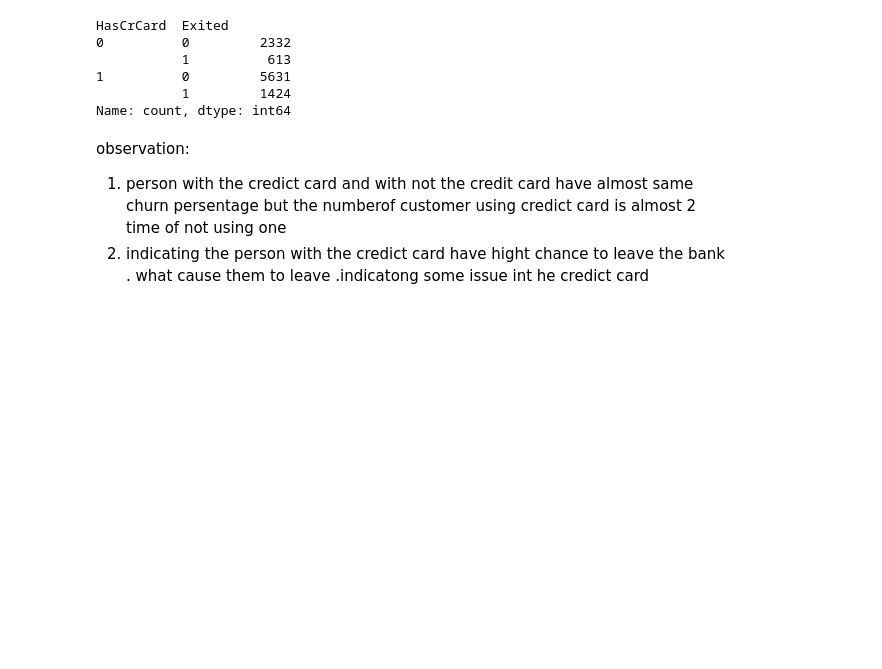
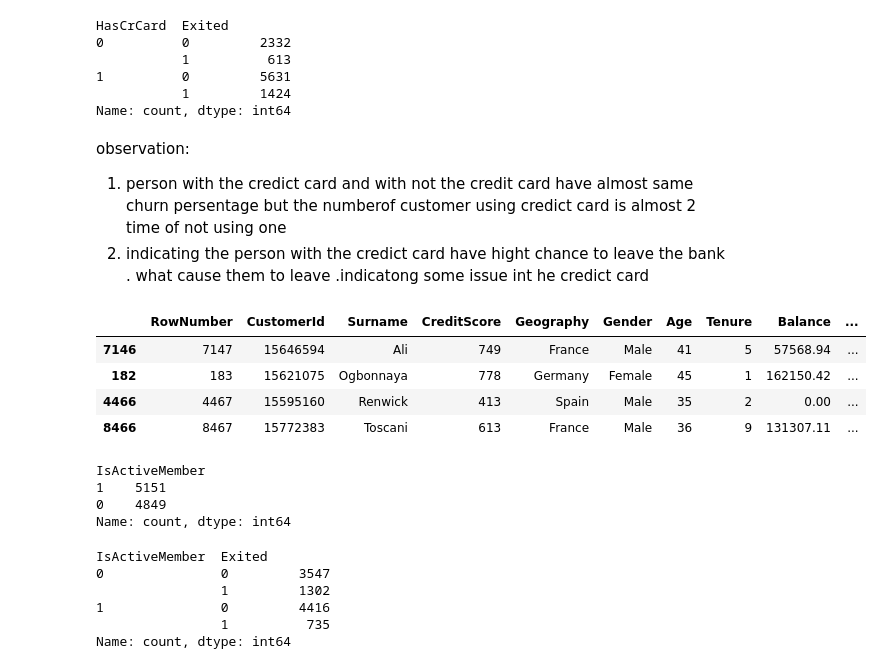
Before and after one commit to karansingh-chauhan/bank-customer-churn-modeling, a Jupyter notebook: notebook/main.ipynb, the cells around one changed output. Cells and saved outputs as stored; diff of their text form; code cells hidden in the pictures; blank space fills up the shorter version.

```diff
--- a/notebook/main.ipynb
+++ b/notebook/main.ipynb
@@ -163,3 +187,10 @@ min         18.000000
 75%         44.000000
 max         92.000000
 Name: Age, dtype: float64
+# %%
+# does the age have any impact of the churn people or  not
+df['AgeGroup'] = pd.cut(df['Age'],
+                          bins=[18,39,64, 100],
+                          labels=['young', 'middle adulthoob',"senior"])
+
+df['AgeGroup'].value_counts()
@@ -316,0 +378,26 @@ Name: count, dtype: int64
+# %%
+df.sample(4)
+# %% [output]
+|  | RowNumber | CustomerId | Surname | CreditScore | Geography | Gender | Age | Tenure | Balance | ... |
+| 7146 | 7147 | 15646594 | Ali | 749 | France | Male | 41 | 5 | 57568.94 | ... |
+| 182 | 183 | 15621075 | Ogbonnaya | 778 | Germany | Female | 45 | 1 | 162150.42 | ... |
+| 4466 | 4467 | 15595160 | Renwick | 413 | Spain | Male | 35 | 2 | 0.00 | ... |
+| 8466 | 8467 | 15772383 | Toscani | 613 | France | Male | 36 | 9 | 131307.11 | ... |
+# %%
+df['IsActiveMember'].value_counts()
+# %% [output]
+IsActiveMember
+1    5151
+0    4849
+Name: count, dtype: int64
+# %%
+df.groupby(df['IsActiveMember'])['Exited'].value_counts(
+
+)
+# %% [output]
+IsActiveMember  Exited
+0               0         3547
+                1         1302
+1               0         4416
+                1          735
+Name: count, dtype: int64
```
Also changed, not shown: parts of 24 cells of this notebook.
